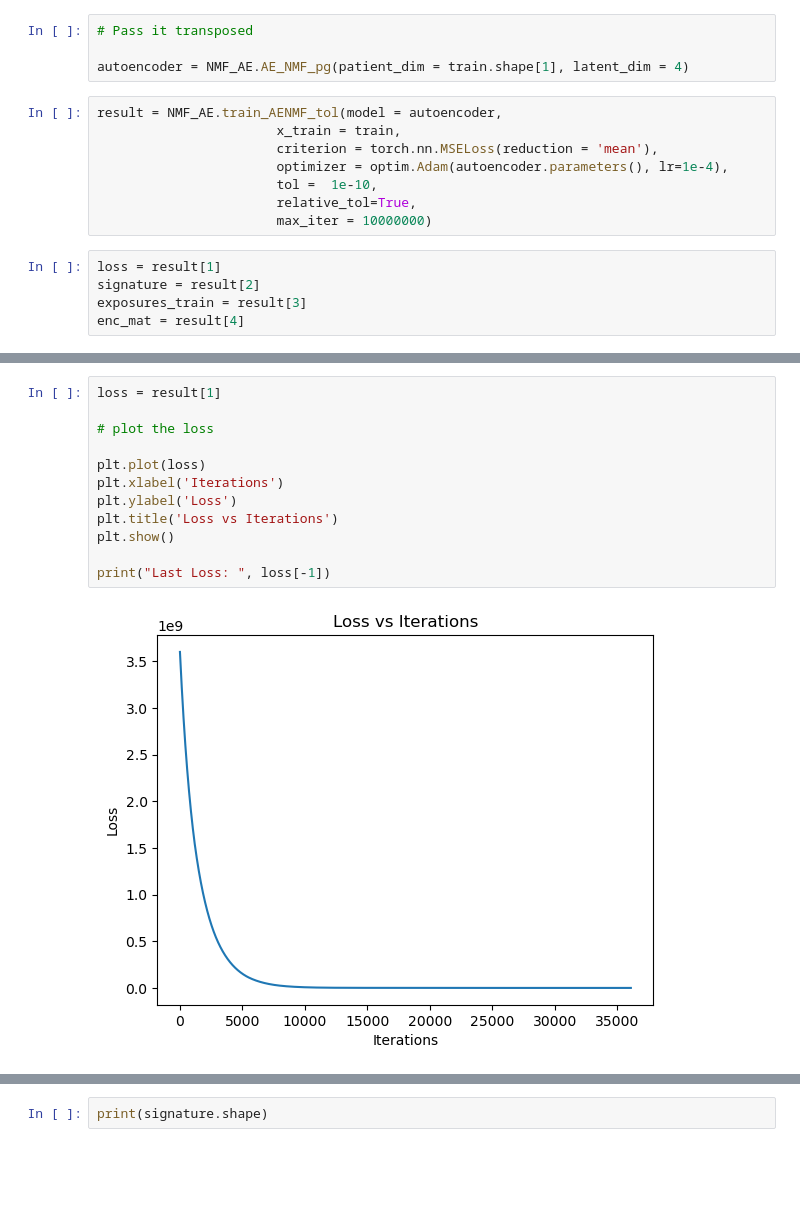
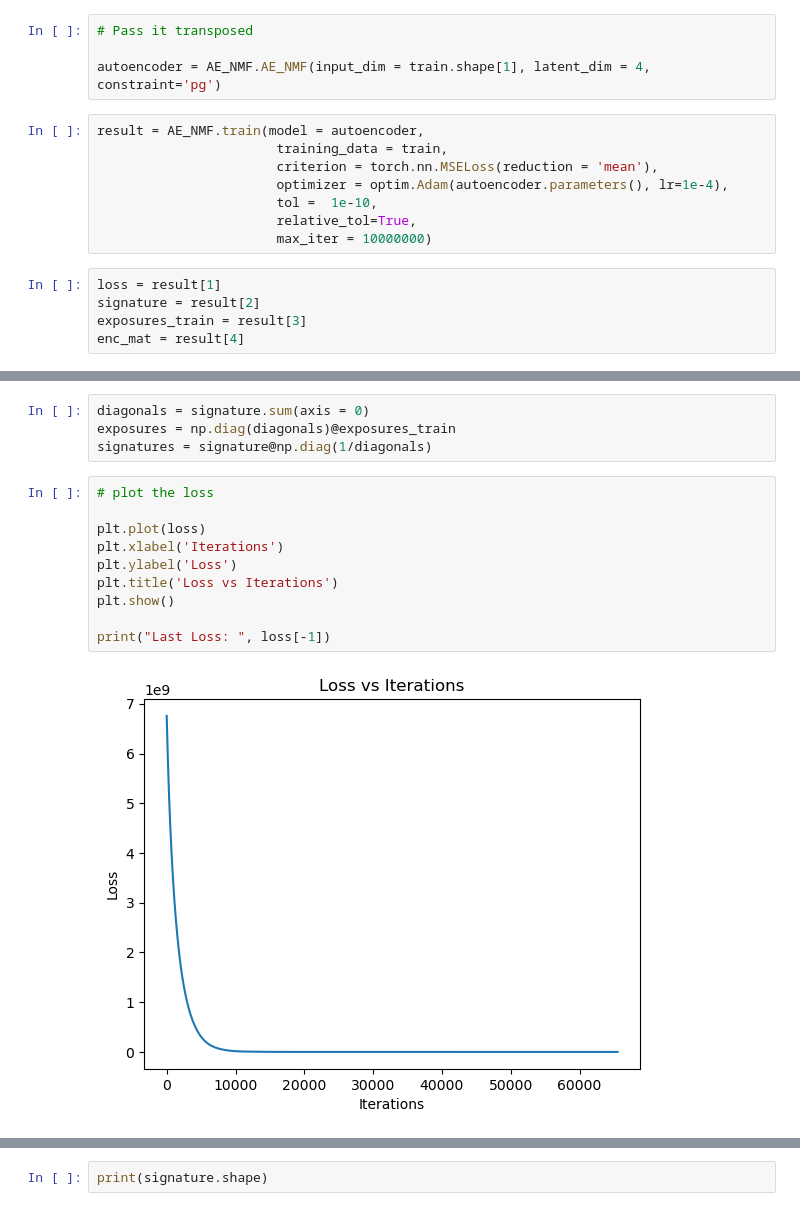
Before and after one commit to 15Max/AEMutSigExtraction, a Jupyter notebook: notebook.ipynb, the cells around one changed output, grey strips where cells are left out. Cells and saved outputs as stored; diff of their text form; blank space fills up the shorter version.

```diff
--- a/notebook.ipynb
+++ b/notebook.ipynb
@@ -83,10 +76,10 @@ from models import NMF_AE
 # %%
 # Pass it transposed
 
-autoencoder = NMF_AE.AE_NMF_pg(patient_dim = train.shape[1], latent_dim = 4)
+autoencoder = AE_NMF.AE_NMF(input_dim = train.shape[1], latent_dim = 4, constraint='pg')
 # %%
-result = NMF_AE.train_AENMF_tol(model = autoencoder,
-                       x_train = train,
+result = AE_NMF.train(model = autoencoder,
+                       training_data = train,
                        criterion = torch.nn.MSELoss(reduction = 'mean'),
                        optimizer = optim.Adam(autoencoder.parameters(), lr=1e-4),
                        tol =  1e-10,
@@ -173,14 +139,16 @@ def refit(data, signatures, mean = True):
+# %%
+diagonals = signature.sum(axis = 0)
+exposures = np.diag(diagonals)@exposures_train
+signatures = signature@np.diag(1/diagonals)
 # %%
-loss = result[1]
-
 # plot the loss
 
 plt.plot(loss)
 plt.xlabel('Iterations')
 plt.ylabel('Loss')
 plt.title('Loss vs Iterations')
 plt.show()
 
 print("Last Loss: ", loss[-1])
 # %% [output]
-[figure, old version]
+[figure, new version]
```
Also changed, not shown: parts of 9 cells of this notebook, 3 other files.
